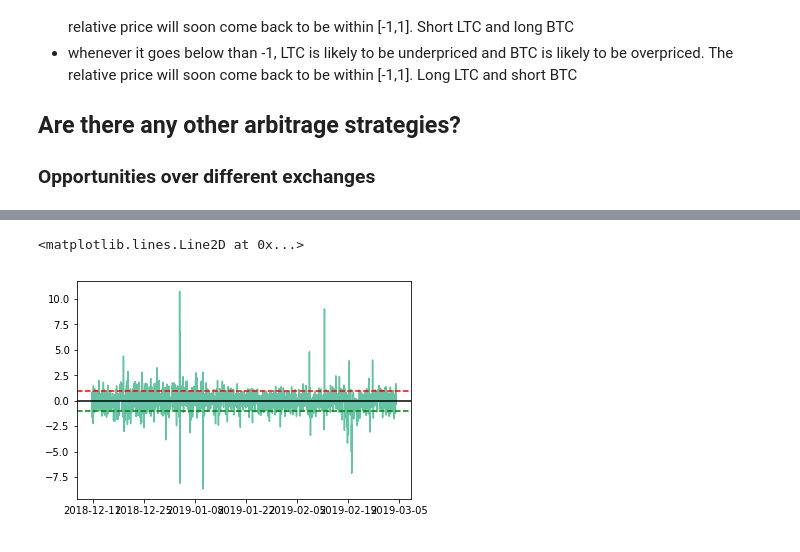
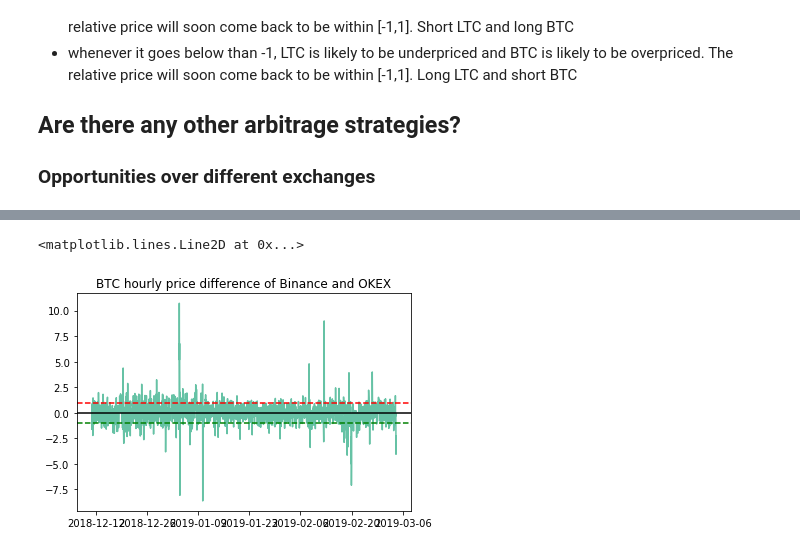
Before and after one commit to ycxmichael/CMPT733_CryptoCurrency_Project, a Jupyter notebook: Feature_Explore_Test.ipynb, the cells around one changed output, grey strips where cells are left out. Saved outputs shown, nothing was run; the diff lists cells and outputs as text; code cells hidden in the pictures.

```diff
--- a/Feature_Explore_Test.ipynb
+++ b/Feature_Explore_Test.ipynb
@@ -211,9 +196,10 @@ BTC_Binance.index = pd.to_datetime(BTC_Binance.index, unit='s')
 # %%
 s4 = BTC_Binance[target_col] - BTC_OKEX[target_col]
 plt.plot(standardize(s4))
+plt.title('BTC hourly price difference of Binance and OKEX')
 plt.axhline(standardize(s4).mean(),color = 'black')
 plt.axhline(1.0,color = 'red',linestyle = '--')
 plt.axhline(-1.0,color = 'green',linestyle = '--')
 # %% [output]
 <matplotlib.lines.Line2D at 0x...>
-[figure, old version]
+[figure, new version]
```
Also changed, not shown: parts of 4 cells of this notebook, 2 other files.
